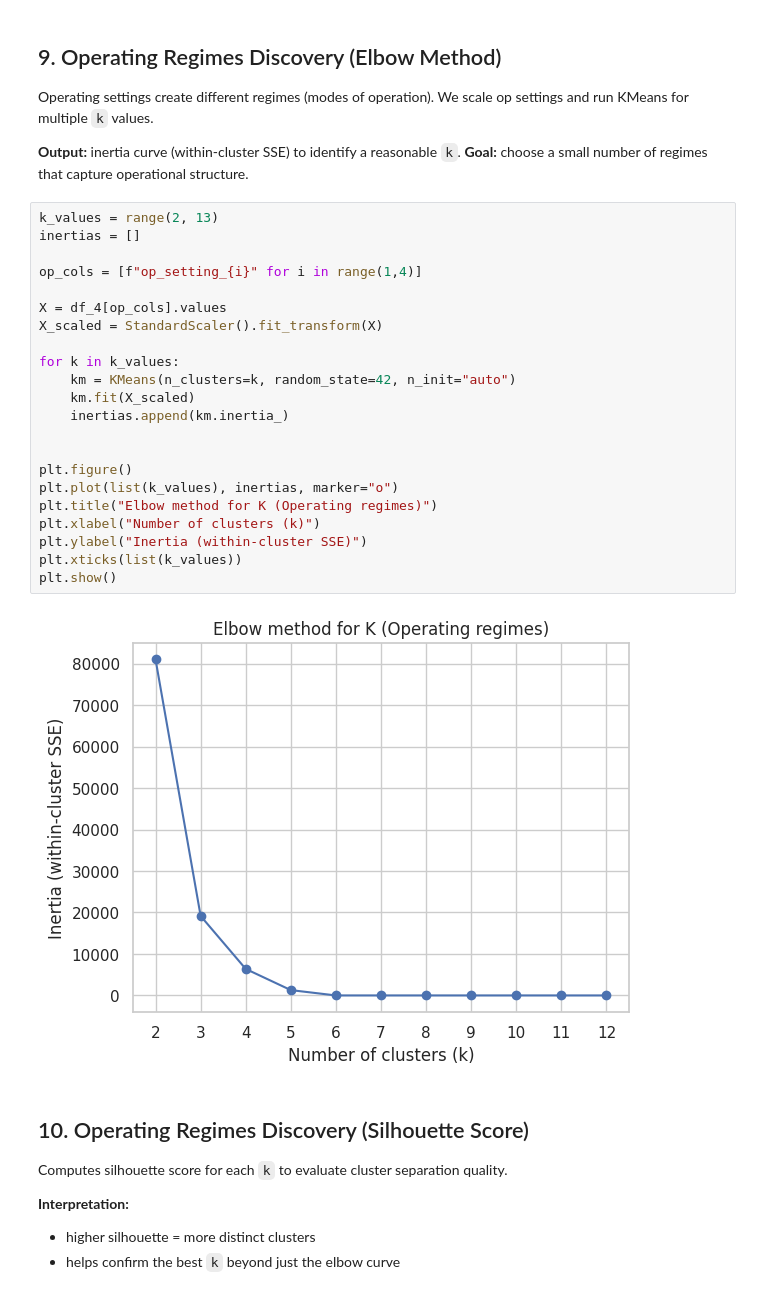
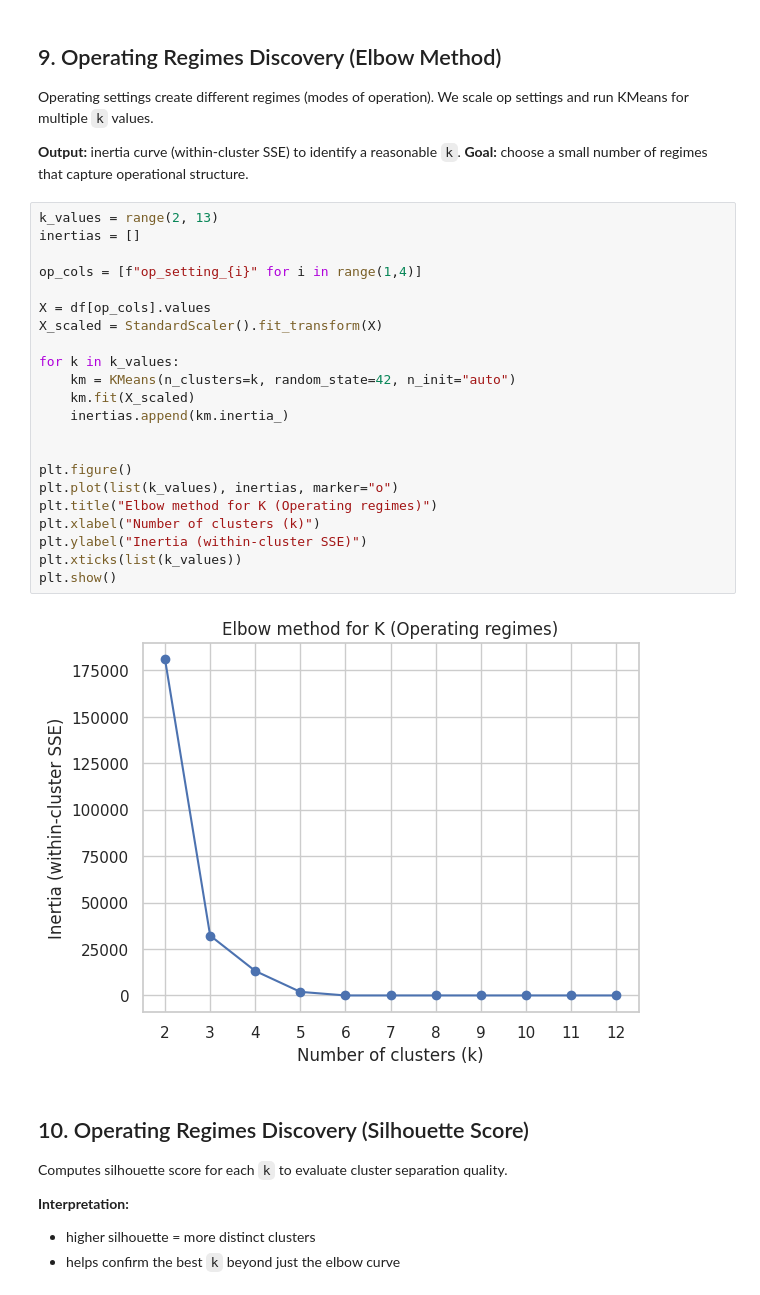
Before and after one commit to arpitDhiman2000/Predictive-Maintenance-Forecasting, a Jupyter notebook: notebook/exp_notebook.ipynb, the cells around one changed output. Drawn from its saved outputs; the diff is of its cells as text.

```diff
--- a/notebook/exp_notebook.ipynb
+++ b/notebook/exp_notebook.ipynb
@@ -300,27 +300,27 @@ We scale op settings and run KMeans for multiple `k` values.
 # %%
 k_values = range(2, 13)
 inertias = []
 
 op_cols = [f"op_setting_{i}" for i in range(1,4)]
 
-X = df_4[op_cols].values
+X = df[op_cols].values
 X_scaled = StandardScaler().fit_transform(X)
 
 for k in k_values:
     km = KMeans(n_clusters=k, random_state=42, n_init="auto")
     km.fit(X_scaled)
     inertias.append(km.inertia_)
 
 
 plt.figure()
 plt.plot(list(k_values), inertias, marker="o")
 plt.title("Elbow method for K (Operating regimes)")
 plt.xlabel("Number of clusters (k)")
 plt.ylabel("Inertia (within-cluster SSE)")
 plt.xticks(list(k_values))
 plt.show()
 # %% [output]
-[figure, old version]
+[figure, new version]
 # %% [markdown]
 ## 10. Operating Regimes Discovery (Silhouette Score)
 
```
Also changed, not shown: parts of 11 cells of this notebook, 8 other files.
